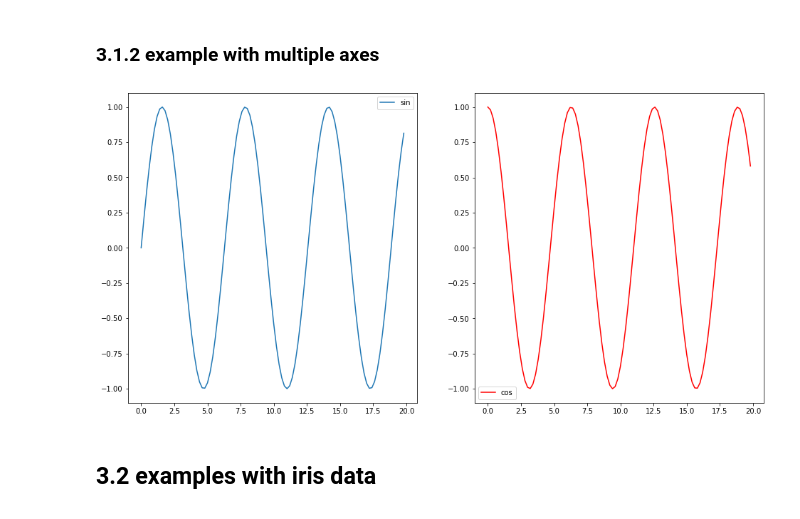
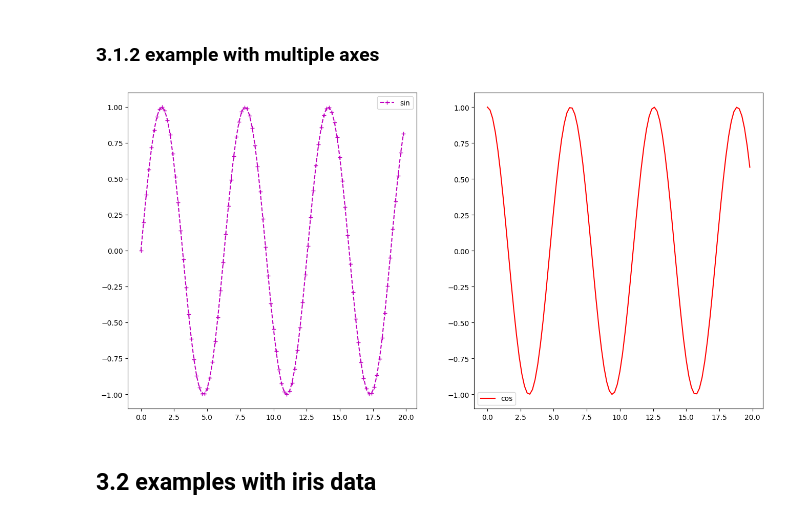
Before and after one commit to wil0u/python-formation-2, a Jupyter notebook: demo/2.1_DEMO_matplotlib.ipynb, the cells around one changed output. Drawn from its saved outputs; the diff is of its cells as text; code cells hidden in the pictures.

```diff
--- a/demo/2.1_DEMO_matplotlib.ipynb
+++ b/demo/2.1_DEMO_matplotlib.ipynb
@@ -103,15 +125,15 @@ plt.show()
 # %%
 x = np.arange(0,20,0.2)
 y1 = np.sin(x)
 y2 = np.cos(x)
 fig, (ax1, ax2) = plt.subplots(1,2, figsize=(16,8))
-ax1.plot(x, y1, label="sin")
+ax1.plot(x, y1, marker='+', linestyle='--', color='m', label="sin", )
 ax1.legend() # place label legend on the axe
 ax2.plot(x, y2, label = "cos", color="red")
 ax2.legend()
 plt.show()
 # %% [output]
-[figure, old version]
+[figure, new version]
 # %% [markdown]
 ## 3.2 examples with iris data
 # %%
```
Also changed, not shown: parts of 24 cells of this notebook, 11 other files.
